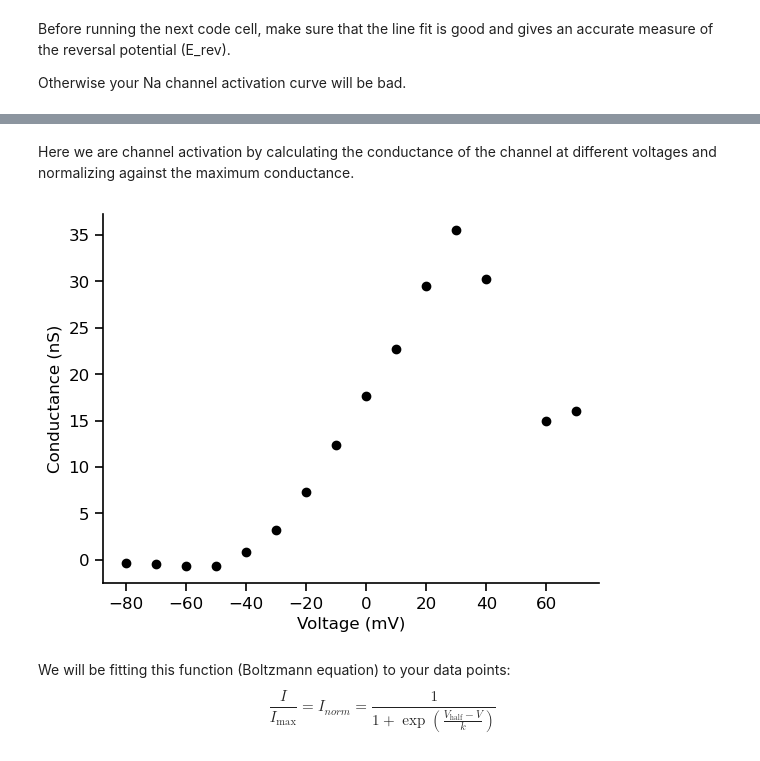
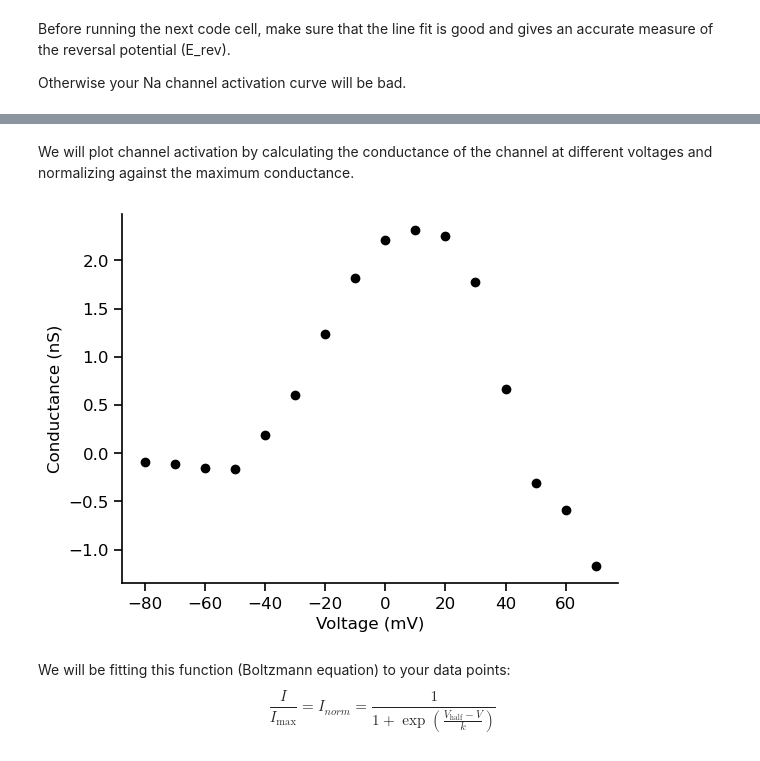
Before and after one commit to argalloni/CSHL_IonChannels2025, a Jupyter notebook: Analysis 6 - Ca activation I-V.ipynb, the cells around one changed output, grey strips where cells are left out. Saved outputs shown, nothing was run; the diff lists cells and outputs as text; code cells hidden in the pictures.

```diff
--- a/Analysis 6 - Ca activation I-V.ipynb
+++ b/Analysis 6 - Ca activation I-V.ipynb
@@ -189,29 +193,29 @@ Otherwise your Na channel activation curve will be bad.
 
 <img src="images/Na_IV_activation_analysis.png" width="800">
 # %% [markdown]
-Here we are channel activation by calculating the conductance of the channel at different voltages and normalizing against the maximum conductance.
+We will plot channel activation by calculating the conductance of the channel at different voltages and normalizing against the maximum conductance.
 # %%
 # Calculate the conductance at each point
-G = current_steps / (voltage_steps - E_Na)
+G = current_steps / (voltage_steps - E_rev)
 
 # We are estimating the G from single points, so errors will be larger close to the
 # reversal potential (where our calculation is very sensitive to small variations in V-E_rev).
 
 # Remove the points within 5mv of the reversal potential
 # (since the conductance is not well defined at the reversal potential)
-delta_V = voltage_steps - E_Na
+delta_V = voltage_steps - E_rev
 mask = np.abs(delta_V) > 5
 voltage_steps = voltage_steps[mask]
 current_steps = current_steps[mask]
 G = G[mask]
 
 # Plot the conductance
 plt.plot(voltage_steps, G, 'o', color='black')
 plt.xlabel('Voltage (mV)')
 plt.ylabel('Conductance (nS)')
 plt.show()
 # %% [output]
-[figure, old version]
+[figure, new version]
 # %% [markdown]
 We will be fitting this function (Boltzmann equation) to your data points:
 $$ \frac{I}{I_{\text{max}}} = I_{norm} = \frac{1}{1 + \exp\left(\frac{V_{\text{half}} - V}{k}\right)}$$
```
Also changed, not shown: parts of 4 cells of this notebook, 7 other files.
